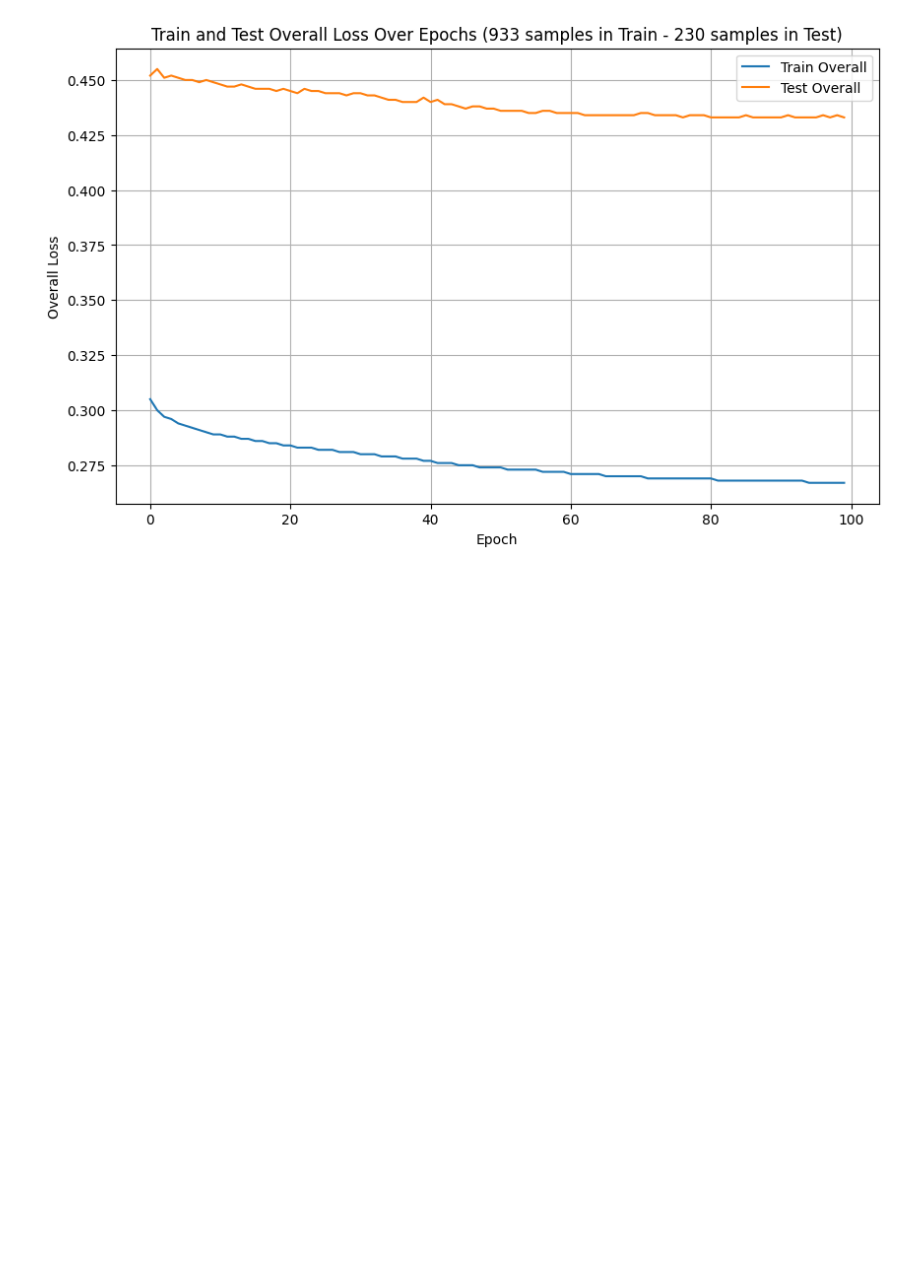
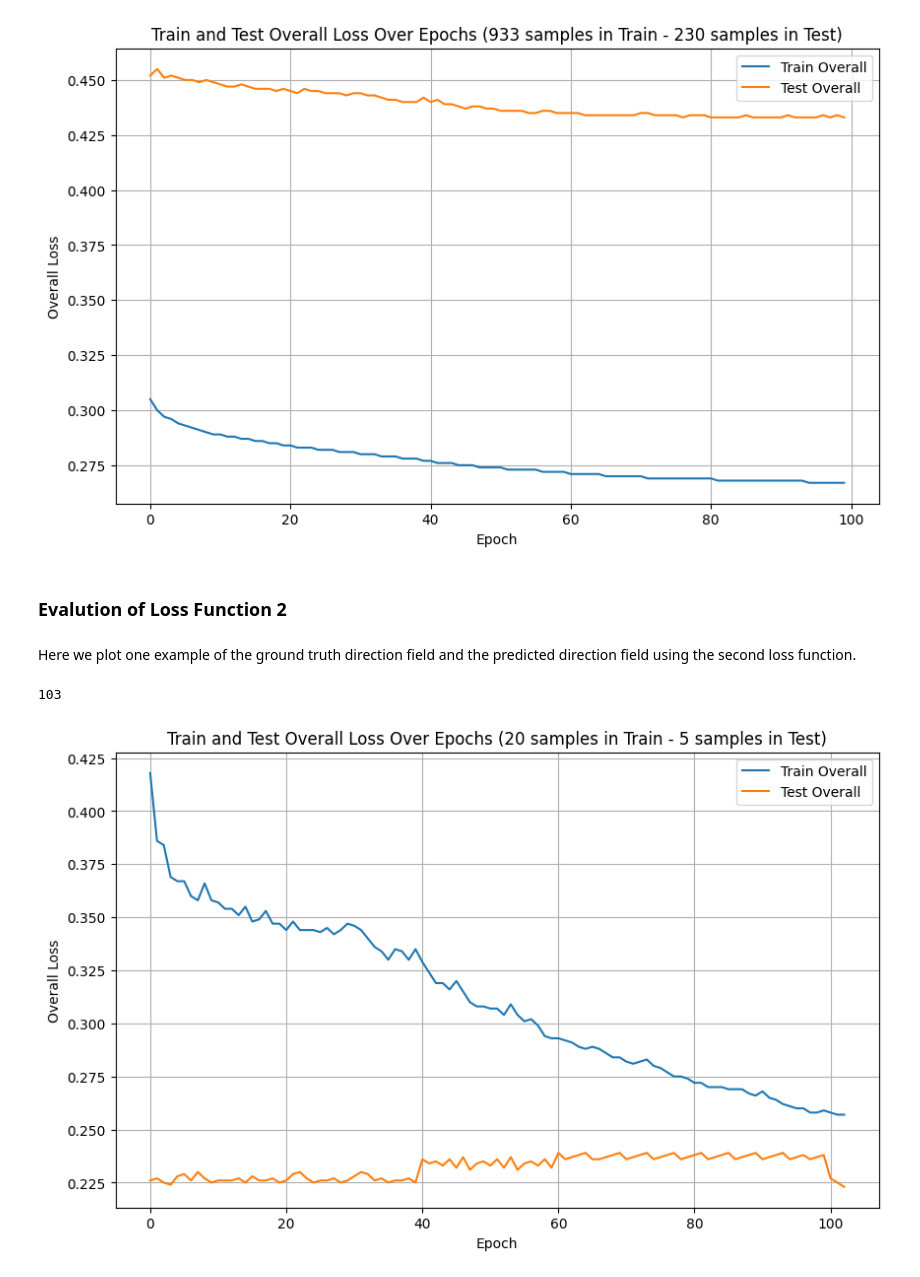
Before and after one commit to bralani/retopology, a Jupyter notebook: retopology.ipynb, the cells around one changed output. Cells and saved outputs as stored; diff of their text form; code cells hidden in the pictures; blank space fills up the shorter version.

```diff
--- a/retopology.ipynb
+++ b/retopology.ipynb
@@ -390,6 +512,10 @@ plt.grid(True)
 plt.show()
 # %% [output]
 [figure]
+# %% [markdown]
+### Evalution of Loss Function 2
+# %% [markdown]
+Here we plot one example of the ground truth direction field and the predicted direction field using the second loss function.
 # %%
 import plotly.express as px
 import pandas as pd
@@ -434 +553,35 @@ fig.add_scatter3d(x=[0, x4], y=[0, y4], z=[0, z4], mode='lines', line=dict(color
 fig.show()
+# %%
+import matplotlib.pyplot as plt
+import numpy as np
+
+# Data from the training and testing process
+train_overall = [0.418, 0.386, 0.384, 0.369, 0.367, 0.367, 0.36, 0.358, 0.366, 0.358, 0.357, 0.354, 0.354, 0.351, 0.355, 0.348, 0.349, 0.353, 0.347, 0.347, 0.344, 0.348, 0.344, 0.344, 0.344, 0.343, 0.345, 0.342, 0.344, 0.347, 0.346, 0.344, 0.34, 0.336, 0.334, 0.33, 0.335, 0.334, 0.33, 0.335, 0.329, 0.324, 0.319, 0.319, 0.316, 0.32, 0.315, 0.31, 0.308, 0.308, 0.307, 0.307, 0.304, 0.309, 0.304, 0.301, 0.302, 0.299, 0.294, 0.293, 0.293, 0.292, 0.291, 0.289, 0.288, 0.289, 0.288, 0.286, 0.284, 0.284, 0.282, 0.281, 0.282, 0.283, 0.28, 0.279, 0.277, 0.275, 0.275, 0.274, 0.272, 0.272, 0.27, 0.27, 0.27, 0.269, 0.269, 0.269, 0.267, 0.266, 0.268, 0.265, 0.264, 0.262, 0.261, 0.26, 0.26, 0.258, 0.258, 0.259, 0.258, 0.257, 0.257]
+
+print(len(train_overall))
+test_overall = [0.226, 0.227, 0.225, 0.224, 0.228, 0.229, 0.226, 0.230, 0.227, 0.225,
+    0.226, 0.226, 0.226, 0.227, 0.225, 0.228, 0.226, 0.226, 0.227, 0.225,
+    0.226, 0.229, 0.230, 0.227, 0.225, 0.226, 0.226, 0.227, 0.225, 0.226,
+    0.228, 0.230, 0.229, 0.226, 0.227, 0.225, 0.226, 0.226, 0.227, 0.225,
+    0.236, 0.234, 0.235, 0.233, 0.236, 0.232, 0.237, 0.231, 0.234, 0.235,
+    0.233, 0.236, 0.232, 0.237, 0.231, 0.234, 0.235, 0.233, 0.236, 0.232, 0.239, 0.236, 0.237, 0.238, 0.239, 0.236, 0.236,
+    0.237, 0.238, 0.239, 0.236, 0.237, 0.238, 0.239, 0.236, 0.237, 0.238,
+    0.239, 0.236, 0.237, 0.238, 0.239, 0.236, 0.237, 0.238, 0.239, 0.236,
+    0.237, 0.238, 0.239, 0.236, 0.237, 0.238, 0.239, 0.236, 0.237, 0.238,
+    0.236, 0.237, 0.238, 0.227, 0.225, 0.223
+]
+epochs = np.arange(len(train_overall))
+
+# Create the plot
+plt.figure(figsize=(10, 6))
+plt.plot(epochs, train_overall, label='Train Overall')
+plt.plot(epochs, test_overall, label='Test Overall')
+plt.xlabel('Epoch')
+plt.ylabel('Overall Loss')
+plt.title('Train and Test Overall Loss Over Epochs (20 samples in Train - 5 samples in Test)')
+plt.legend()
+plt.grid(True)
+plt.show()
+# %% [output]
+103
+[figure, added]
```
Also changed, not shown: parts of 40 cells of this notebook, 1 other file.
